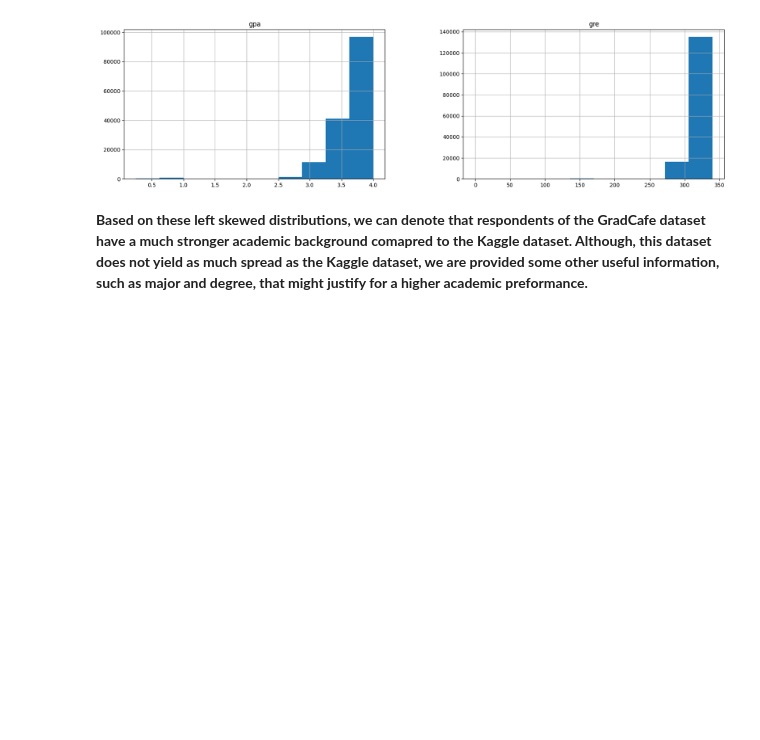
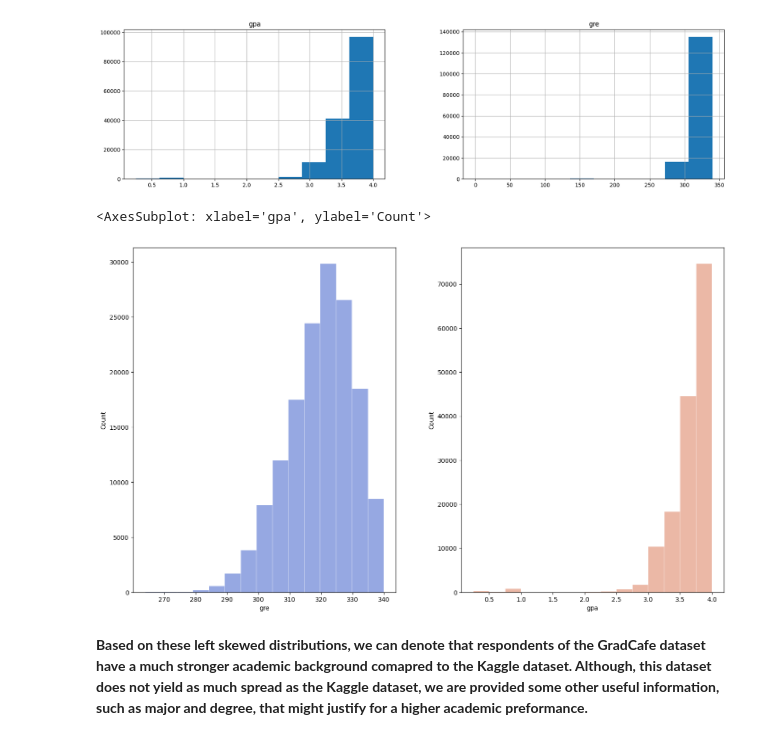
Before and after one commit to GAOChengzhan/Analysis_and_Prediction_of_Graduate_School_Admissions, a Jupyter notebook: data_analysis_visualization.ipynb, the cells around one changed output. Drawn from its saved outputs; the diff is of its cells as text; code cells hidden in the pictures; blank space fills up the shorter version.

```diff
--- a/data_analysis_visualization.ipynb
+++ b/data_analysis_visualization.ipynb
@@ -232,6 +249,21 @@ grad_cafe.hist(figsize=(20,5), layout=(1,2))
 array([[<AxesSubplot: title={'center': 'gpa'}>,
         <AxesSubplot: title={'center': 'gre'}>]], dtype=object)
 [figure]
+# %%
+grad_cafe_prettify = grad_cafe[(np.abs(scipy.stats.zscore(grad_cafe['gpa'])) < 3)]
+grad_cafe_prettify = grad_cafe[(np.abs(scipy.stats.zscore(grad_cafe['gre'])) < 3)]
+
+fig, axes = plt.subplots(1, 2, figsize=(17, 10))
+fig.subplots_adjust(hspace=0.25, wspace=0.25)
+
+# GRE Scores
+sns.histplot(data=grad_cafe_prettify, x='gre', ax=axes[0], bins=15, linewidth=0.3, edgecolor='white', color='#738bd9')
+
+# GPA
+sns.histplot(data=grad_cafe_prettify, x='gpa', ax=axes[1], bins=15, linewidth=0.3, edgecolor='white', color='#e5a089')
+# %% [output]
+<AxesSubplot: xlabel='gpa', ylabel='Count'>
+[figure, added]
 # %% [markdown]
 **Based on these left skewed distributions, we can denote that respondents of the GradCafe dataset have a much stronger academic background comapred to the Kaggle dataset. Although, this dataset does not yield as much spread as the Kaggle dataset, we are provided some other useful information, such as major and degree, that might justify for a higher academic preformance.**
 # %%
```
Also changed, not shown: parts of 3 cells of this notebook, 4 other files.
